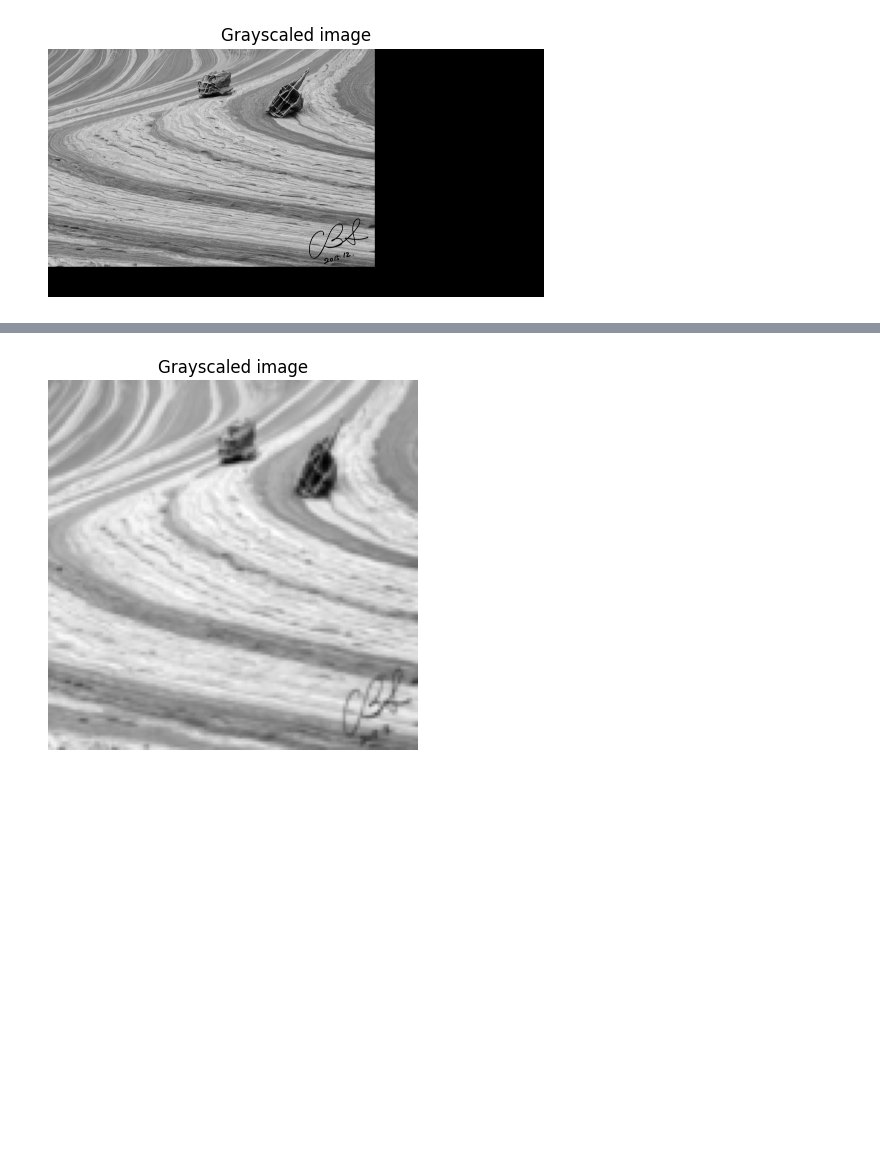
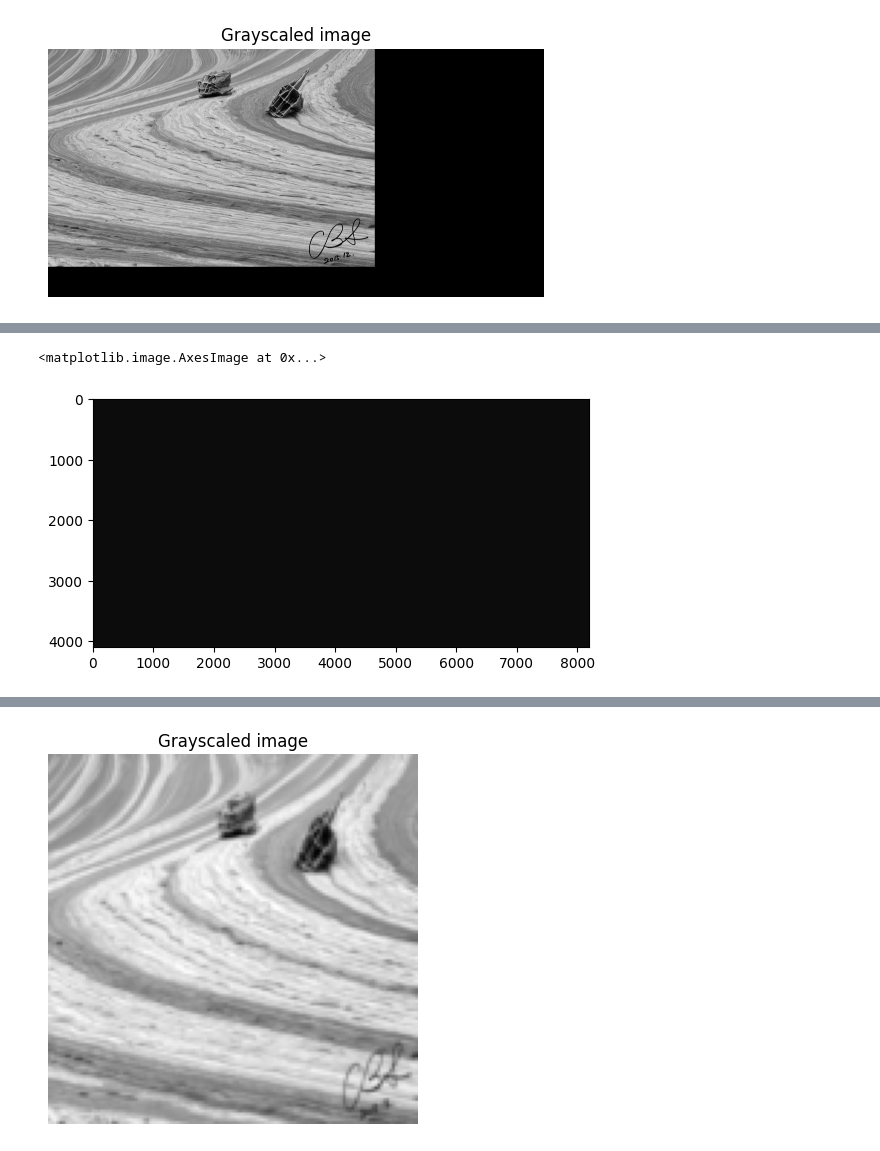
Before and after one commit to jongmindev/DFT_DWT_Implementation, a Jupyter notebook: haar/haar.ipynb, the cells around one changed output, grey strips where cells are left out. Drawn from its saved outputs; the diff is of its cells as text; code cells hidden in the pictures; blank space fills up the shorter version.

Commit message:
made haar... now moving onto analyzing

```diff
--- a/haar/haar.ipynb
+++ b/haar/haar.ipynb
@@ -215,6 +215,13 @@ class HaarTransform(Load_Image):
         transformed_2d = (normalized_haar_mat_x.T)@img@normalized_haar_mat_y
         return transformed_2d
 
+
+    def inverse_haar_transform_2d(self, size: tuple, img_trans : np.ndarray) -> np.ndarray:
+        x_size, y_size = size
+        normalized_haar_mat_x = self.normalize(self.get_haar_mat(x_size))
+        normalized_haar_mat_y = self.normalize(self.get_haar_mat(y_size))
+        transformed_2d = (normalized_haar_mat_x)@img_trans@(normalized_haar_mat_y.T)
+        return transformed_2d
     ###REDOTHIS
     # def haar_transform(self, size: int) -> np.ndarray:
     #     haar_mat = self.get_haar_mat(size)
@@ -265,5 +272,8 @@ haar = HaarTransform("./Boneyard_IMG_5341.jpg")
 power_2_shape = (4096, 8192)
 haar.pad(power_2_shape)
 padded_image = haar.image_grayscaled
-haar.haar_transform_2d(size = power_2_shape, img = padded_image)
+transformed_img = haar.haar_transform_2d(size = power_2_shape, img = padded_image)
+print(img.shape)
+
+print(img.min(), img.max())
 # %% [output]
@@ -273,0 +282,6 @@ numpy.ndarray
+# %%
+import matplotlib.pyplot as plt
+plt.imshow(transformed_img, cmap = 'gray')
+# %% [output]
+<matplotlib.image.AxesImage at 0x...>
+[figure, added]
```
Also changed, not shown: parts of 7 cells of this notebook, 2 other files.
